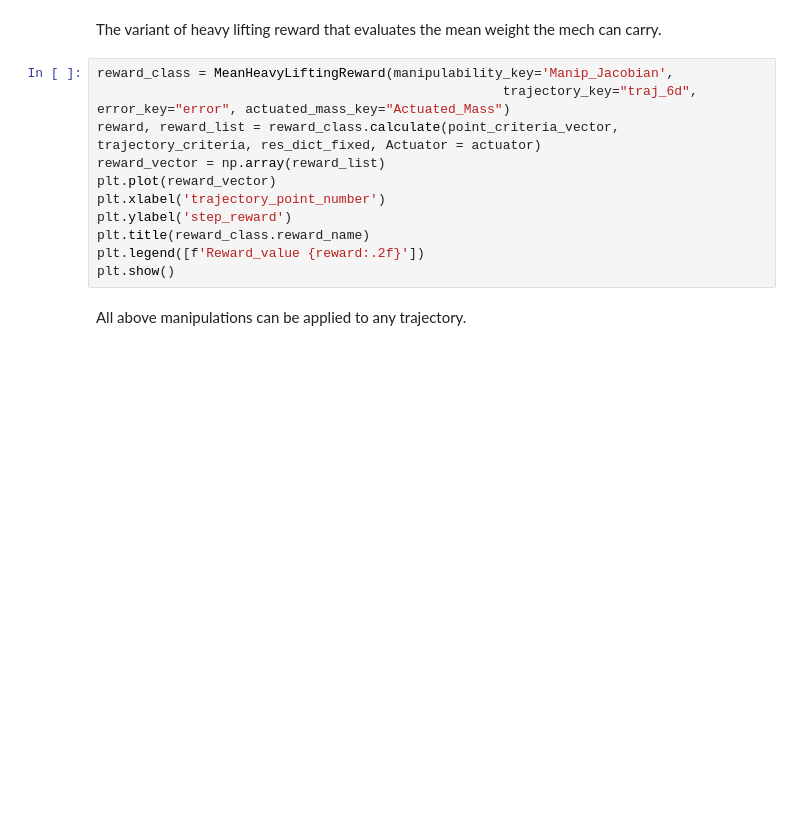
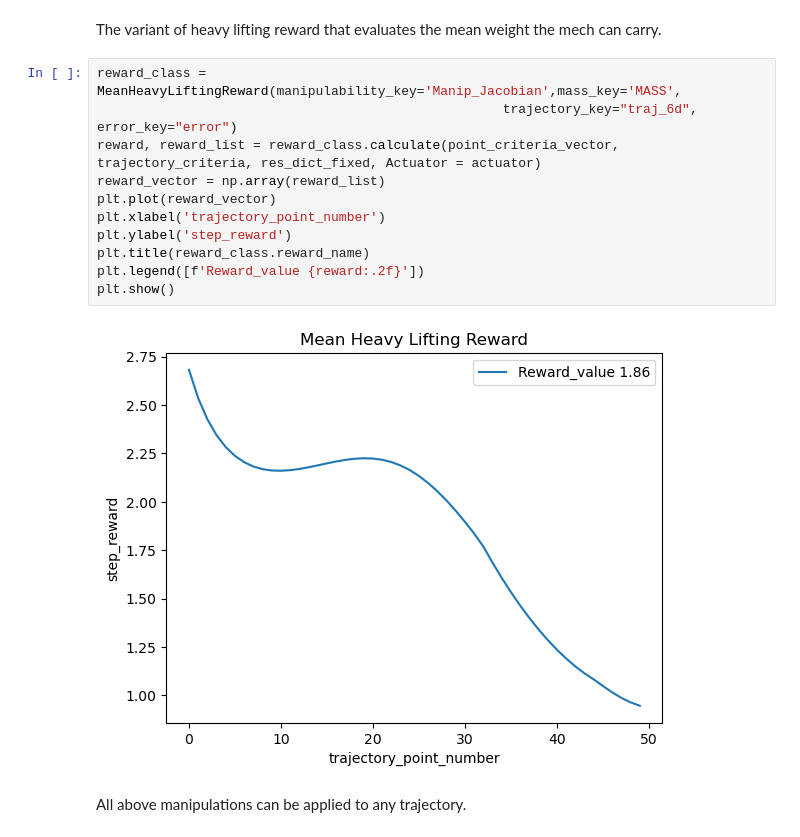
Before and after one commit to LicAiBeerLab/auto-robotics-design, a Jupyter notebook: apps/optimize/one_mech_analysis.ipynb, the cells around one changed output. Saved outputs shown, nothing was run; the diff lists cells and outputs as text; blank space fills up the shorter version.

```diff
--- a/apps/optimize/one_mech_analysis.ipynb
+++ b/apps/optimize/one_mech_analysis.ipynb
@@ -368,16 +368,18 @@ plt.show()
 # %% [markdown]
 The variant of heavy lifting reward that evaluates the mean weight the mech can carry.
 # %%
-reward_class = MeanHeavyLiftingReward(manipulability_key='Manip_Jacobian',
-                                                    trajectory_key="traj_6d", error_key="error", actuated_mass_key="Actuated_Mass")
+reward_class = MeanHeavyLiftingReward(manipulability_key='Manip_Jacobian',mass_key='MASS',
+                                                    trajectory_key="traj_6d", error_key="error")
 reward, reward_list = reward_class.calculate(point_criteria_vector, trajectory_criteria, res_dict_fixed, Actuator = actuator)
 reward_vector = np.array(reward_list)
 plt.plot(reward_vector)
 plt.xlabel('trajectory_point_number')
 plt.ylabel('step_reward')
 plt.title(reward_class.reward_name)
 plt.legend([f'Reward_value {reward:.2f}'])
 plt.show()
+# %% [output]
+[figure, added]
 # %% [markdown]
 All above manipulations can be applied to any trajectory.
 # %%
```
Also changed, not shown: parts of 23 cells of this notebook, 4 other files.
